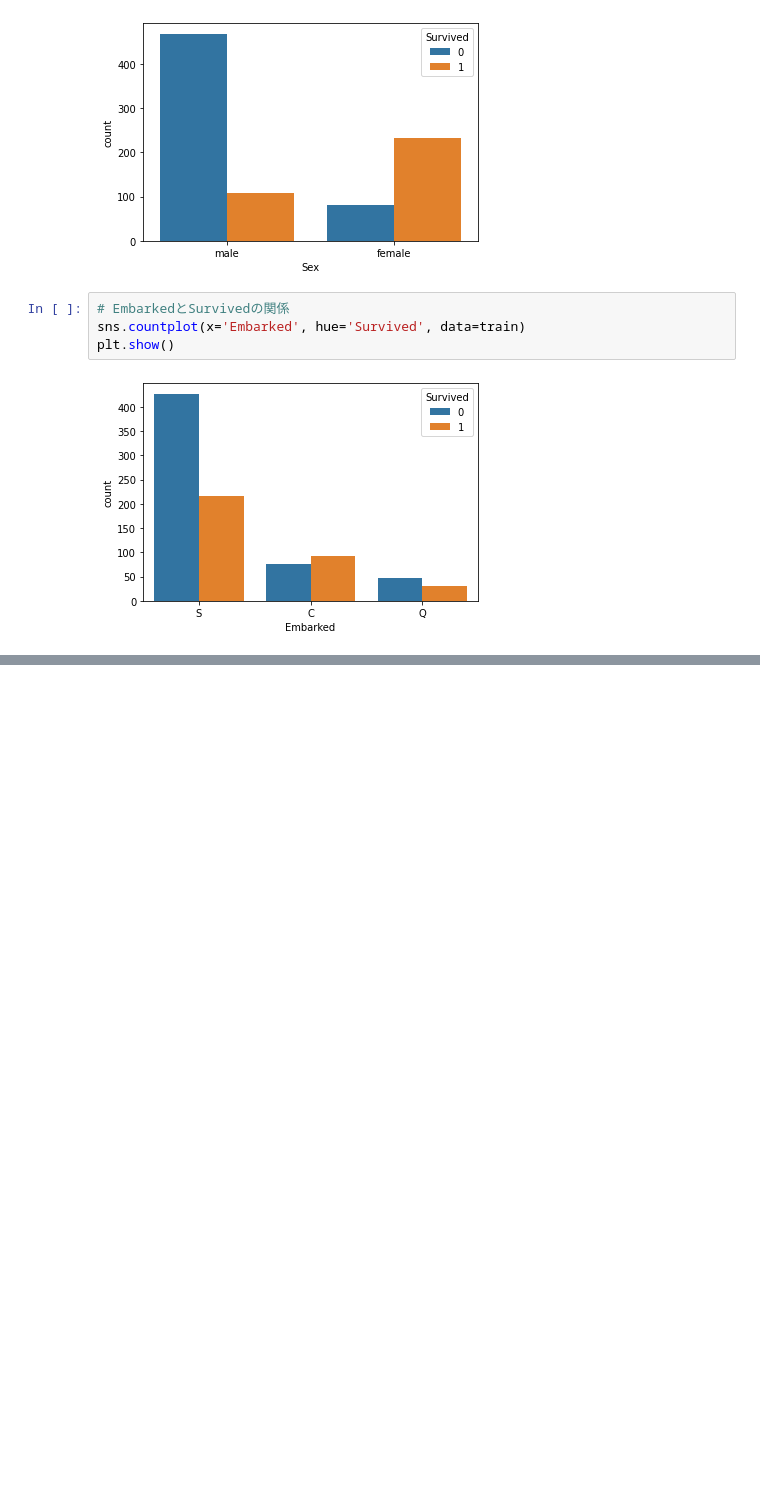
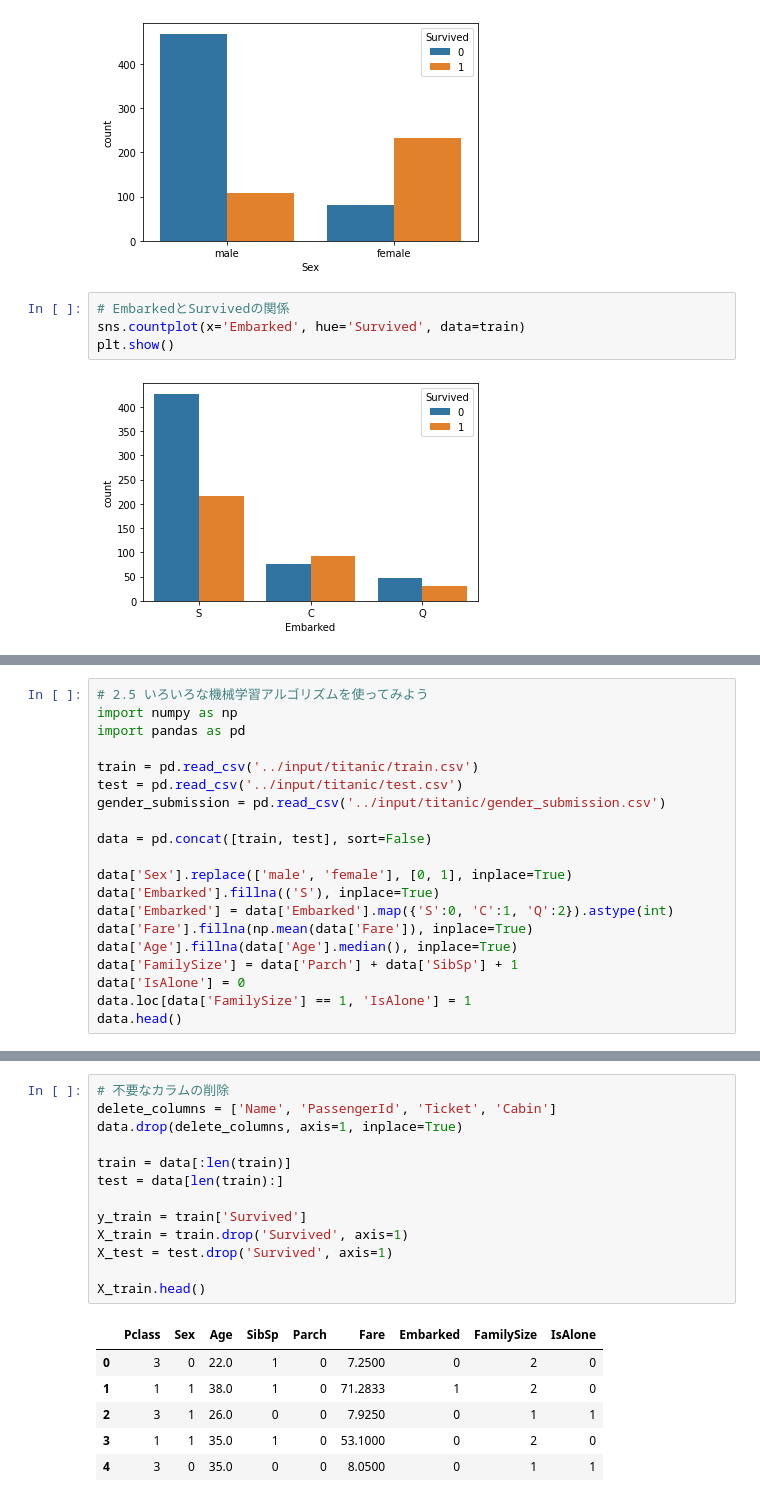
Before and after one commit to satmat/study_kaggle, a Jupyter notebook: titanic-python-kaggle-start-book.ipynb, the cells around one changed output, grey strips where cells are left out. Drawn from its saved outputs; the diff is of its cells as text; blank space fills up the shorter version.

Commit message:
Kaggle Notebook | titanic-python-kaggle-start-book | Version 6 PythonではじめるKaggleスタートブック 2.5.2 ～p.126

```diff
--- a/titanic-python-kaggle-start-book.ipynb
+++ b/titanic-python-kaggle-start-book.ipynb
@@ -389,0 +383,20 @@ sub.to_csv('Submission.csv', index=False)
+# %%
+# 2.5 いろいろな機械学習アルゴリズムを使ってみよう
+import numpy as np
+import pandas as pd
+
+train = pd.read_csv('../input/titanic/train.csv')
+test = pd.read_csv('../input/titanic/test.csv')
+gender_submission = pd.read_csv('../input/titanic/gender_submission.csv')
+
+data = pd.concat([train, test], sort=False)
+
+data['Sex'].replace(['male', 'female'], [0, 1], inplace=True)
+data['Embarked'].fillna(('S'), inplace=True)
+data['Embarked'] = data['Embarked'].map({'S':0, 'C':1, 'Q':2}).astype(int)
+data['Fare'].fillna(np.mean(data['Fare']), inplace=True)
+data['Age'].fillna(data['Age'].median(), inplace=True)
+data['FamilySize'] = data['Parch'] + data['SibSp'] + 1
+data['IsAlone'] = 0
+data.loc[data['FamilySize'] == 1, 'IsAlone'] = 1
+data.head()
@@ -389,0 +410,20 @@ sub.to_csv('Submission.csv', index=False)
+# %%
+# 不要なカラムの削除
+delete_columns = ['Name', 'PassengerId', 'Ticket', 'Cabin']
+data.drop(delete_columns, axis=1, inplace=True)
+
+train = data[:len(train)]
+test = data[len(train):]
+
+y_train = train['Survived']
+X_train = train.drop('Survived', axis=1)
+X_test = test.drop('Survived', axis=1)
+
+X_train.head()
+# %% [output]
+|  | Pclass | Sex | Age | SibSp | Parch | Fare | Embarked | FamilySize | IsAlone |
+| 0 | 3 | 0 | 22.0 | 1 | 0 | 7.2500 | 0 | 2 | 0 |
+| 1 | 1 | 1 | 38.0 | 1 | 0 | 71.2833 | 1 | 2 | 0 |
+| 2 | 3 | 1 | 26.0 | 0 | 0 | 7.9250 | 0 | 1 | 1 |
+| 3 | 1 | 1 | 35.0 | 1 | 0 | 53.1000 | 0 | 2 | 0 |
+| 4 | 3 | 0 | 35.0 | 0 | 0 | 8.0500 | 0 | 1 | 1 |
```
Also changed, not shown: parts of 7 cells of this notebook.
